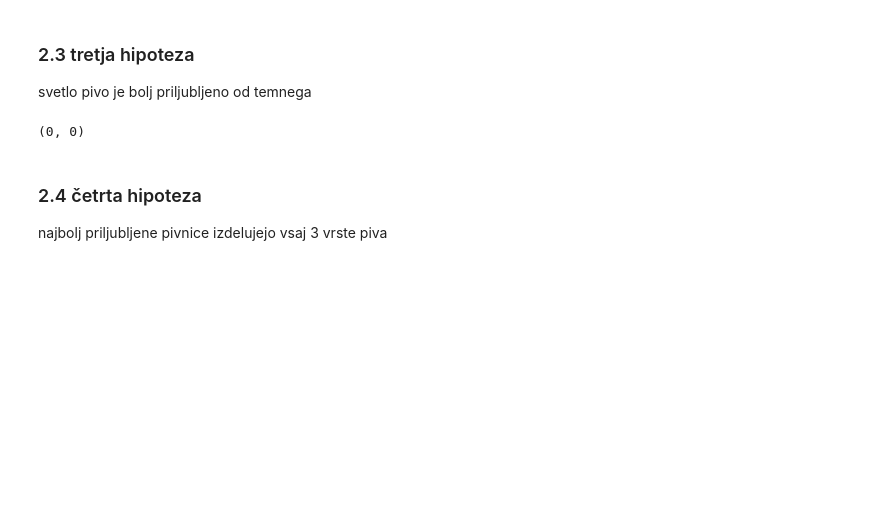
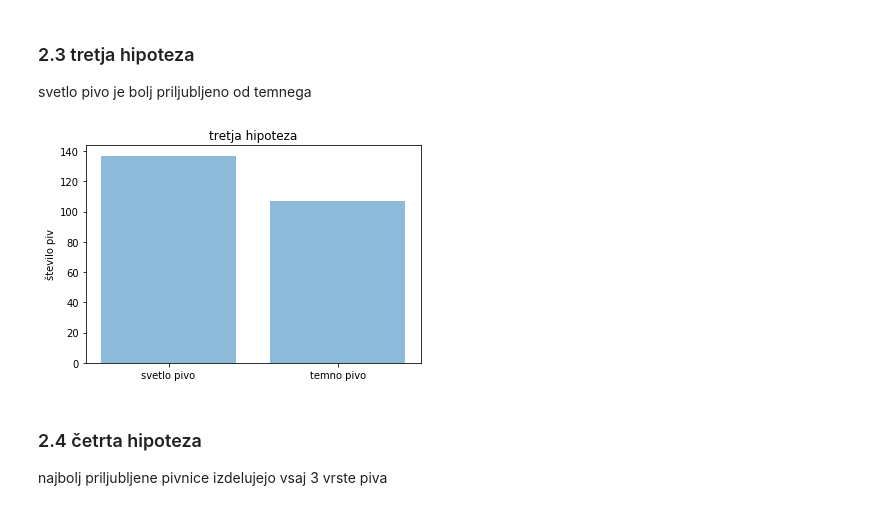
Before and after one commit to nkovacic99/beer_ratings, a Jupyter notebook: beer_ratings.ipynb, the cells around one changed output. Drawn from its saved outputs; the diff is of its cells as text; code cells hidden in the pictures; blank space fills up the shorter version.

```diff
--- a/beer_ratings.ipynb
+++ b/beer_ratings.ipynb
@@ -154,23 +155,28 @@ svetlo pivo je bolj priljubljeno od temnega
 # %%
 tipi = ['Stout', 'IPA', 'Lambic', 'Quad', 'Porter', 'Ale', 'Saison', 'Barleywine', 'Weisse', 'Dubbel', 'Hefeweizen', 'Bière Brut']
 svetla = ['IPA', 'Lambic', 'Ale', 'Saison', 'Weisse', 'Hefeweizen']
 temna = ['Stout', 'Quad', 'Porter', 'Barleywine', 'Dubbel', 'Bière Brut']
 scounter = 0
 dcounter = 0
-for i in range(250):
-    for pivo in piva:
+for i in range(251):
+    for pivo in tipi:
         try:
-            if pivo in svetla:
-                if pivo in piva['VRSTA_PIVA'][i]:
+            if pivo in piva['VRSTA_PIVA'][i]:
+                if pivo in svetla:
                     scounter += 1
-            elif pivo in temna:
-                if pivo in piva['VRSTA_PIVA'][i]:
-                    dcoutner += 1
+                elif pivo in temna:
+                    dcounter += 1
         except:
             pass
-scounter, dcounter
+kategorije = ['svetlo pivo', 'temno pivo']
+število_piv = [scounter, dcounter]
+plt.bar(kategorije, število_piv, align='center', alpha=0.5)
+plt.xticks(kategorije)
+plt.ylabel('število piv')
+plt.title('tretja hipoteza')
+plt.show()
 # %% [output]
-(0, 0)
+[figure, added]
 # %% [markdown]
 ### 2.4 četrta hipoteza
 najbolj priljubljene pivnice izdelujejo vsaj 3 vrste piva
```
Also changed, not shown: parts of 1 cell of this notebook.
